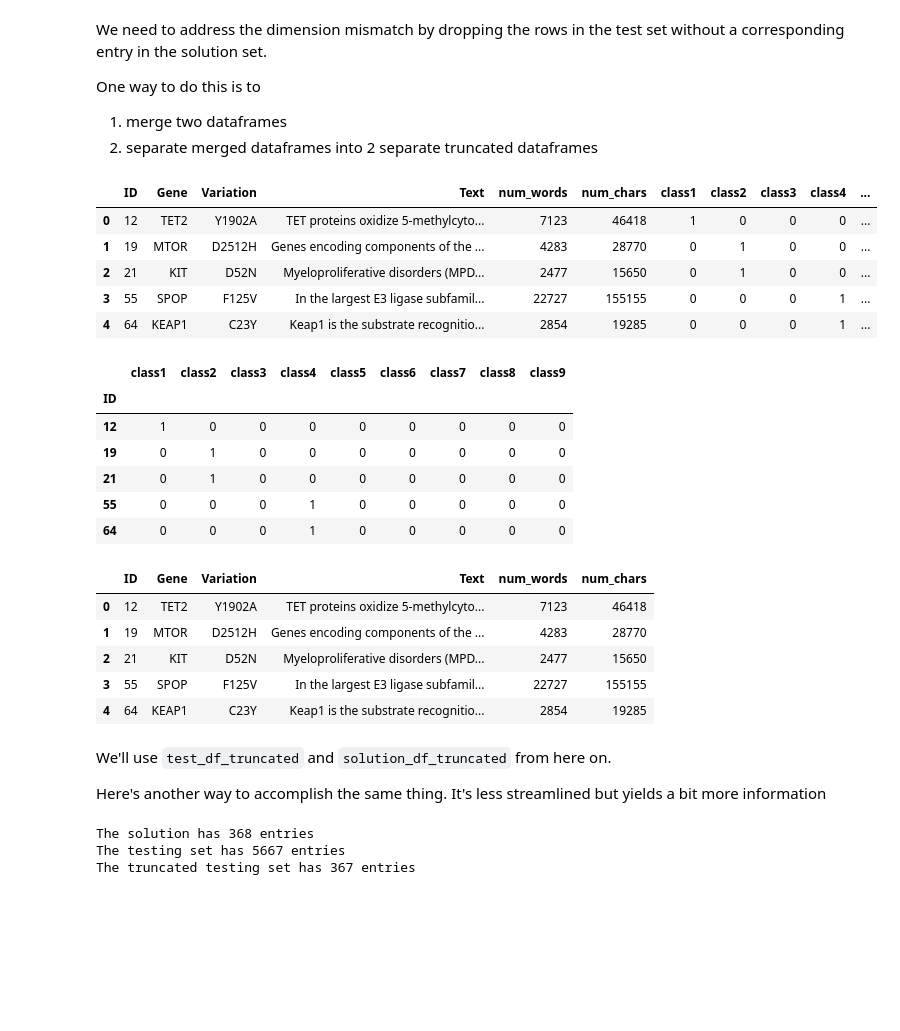
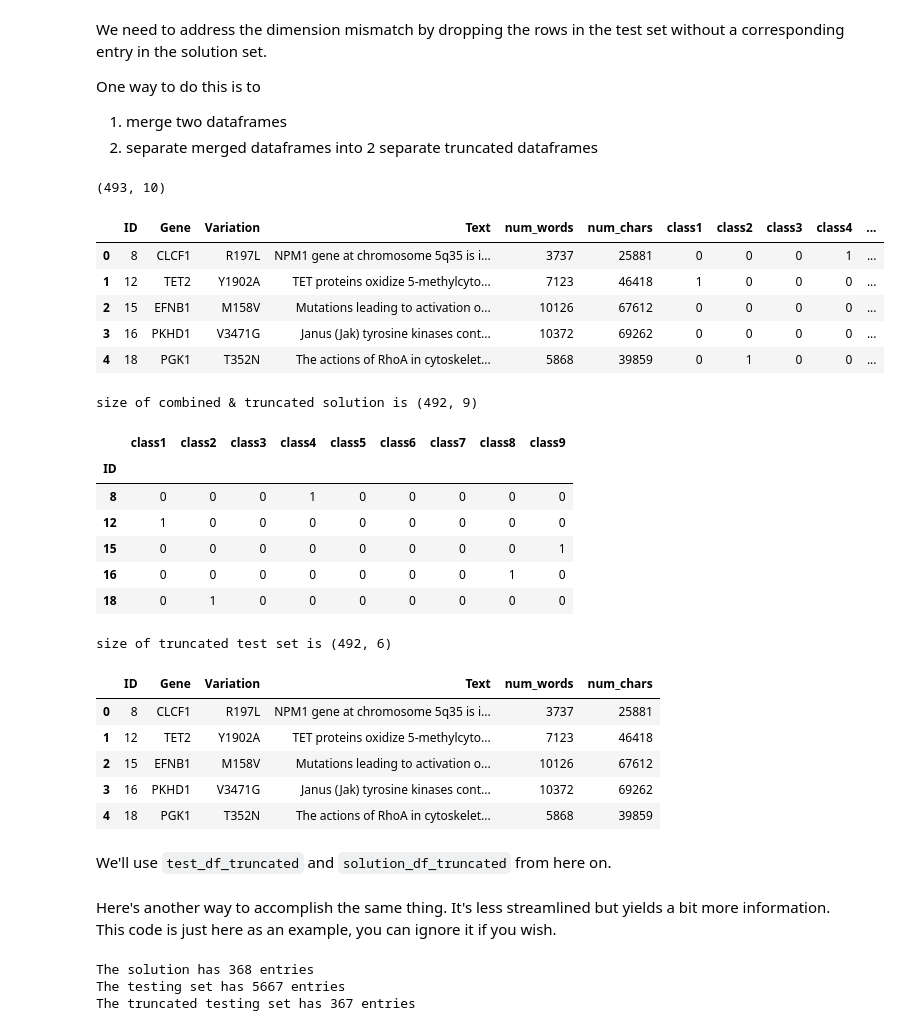
Before and after one commit to kfchou/PersonalizedMedicine, a Jupyter notebook: EDAv2.ipynb, the cells around one changed output. Drawn from its saved outputs; the diff is of its cells as text; code cells hidden in the pictures; blank space fills up the shorter version.

```diff
--- a/EDAv2.ipynb
+++ b/EDAv2.ipynb
@@ -326,6 +326,7 @@ test_df[test_df["num_words"]<500]
 ## Prep solution set & test set (using stage1 solution)
 # %%
 solution = pd.read_csv('stage1_solution_filtered.csv')
+solution2 = pd.read_csv('stage_2_private_solution.csv')
 # %%
 solution.head()
 # %% [output]
@@ -347,42 +359,52 @@ We need to address the dimension mismatch by dropping the rows in the test set w
 One way to do this is to
 1. merge two dataframes
 2. separate merged dataframes into 2 separate truncated dataframes
+# %%
+#combine solution sets
+stacked_solution = solution.append(solution2)
+stacked_solution.shape
+# %% [output]
+(493, 10)
 # %%
-merge_test_solution = pd.merge(test_df,solution,on='ID')
+merge_test_solution = pd.merge(test_df,stacked_solution,on='ID')
 merge_test_solution.head()
 # %% [output]
 |  | ID | Gene | Variation | Text | num_words | num_chars | class1 | class2 | class3 | class4 | ... |
-| 0 | 12 | TET2 | Y1902A | TET proteins oxidize 5-methylcyto... | 7123 | 46418 | 1 | 0 | 0 | 0 | ... |
-| 1 | 19 | MTOR | D2512H | Genes encoding components of the ... | 4283 | 28770 | 0 | 1 | 0 | 0 | ... |
-| 2 | 21 | KIT | D52N | Myeloproliferative disorders (MPD... | 2477 | 15650 | 0 | 1 | 0 | 0 | ... |
-| 3 | 55 | SPOP | F125V | In the largest E3 ligase subfamil... | 22727 | 155155 | 0 | 0 | 0 | 1 | ... |
-| 4 | 64 | KEAP1 | C23Y | Keap1 is the substrate recognitio... | 2854 | 19285 | 0 | 0 | 0 | 1 | ... |
+| 0 | 8 | CLCF1 | R197L | NPM1 gene at chromosome 5q35 is i... | 3737 | 25881 | 0 | 0 | 0 | 1 | ... |
+| 1 | 12 | TET2 | Y1902A | TET proteins oxidize 5-methylcyto... | 7123 | 46418 | 1 | 0 | 0 | 0 | ... |
+| 2 | 15 | EFNB1 | M158V | Mutations leading to activation o... | 10126 | 67612 | 0 | 0 | 0 | 0 | ... |
+| 3 | 16 | PKHD1 | V3471G | Janus (Jak) tyrosine kinases cont... | 10372 | 69262 | 0 | 0 | 0 | 0 | ... |
+| 4 | 18 | PGK1 | T352N | The actions of RhoA in cytoskelet... | 5868 | 39859 | 0 | 1 | 0 | 0 | ... |
 # %%
 solution_df_truncated = merge_test_solution.iloc[:,6:6+9]
 solution_df_truncated.index = merge_test_solution.ID
+print('size of combined & truncated solution is', solution_df_truncated.shape)
 solution_df_truncated.head()
 # %% [output]
+size of combined & truncated solution is (492, 9)
 |  | class1 | class2 | class3 | class4 | class5 | class6 | class7 | class8 | class9 |
 | ID |  |  |  |  |  |  |  |  |  |
+| 8 | 0 | 0 | 0 | 1 | 0 | 0 | 0 | 0 | 0 |
 | 12 | 1 | 0 | 0 | 0 | 0 | 0 | 0 | 0 | 0 |
-| 19 | 0 | 1 | 0 | 0 | 0 | 0 | 0 | 0 | 0 |
-| 21 | 0 | 1 | 0 | 0 | 0 | 0 | 0 | 0 | 0 |
-| 55 | 0 | 0 | 0 | 1 | 0 | 0 | 0 | 0 | 0 |
-| 64 | 0 | 0 | 0 | 1 | 0 | 0 | 0 | 0 | 0 |
+| 15 | 0 | 0 | 0 | 0 | 0 | 0 | 0 | 0 | 1 |
+| 16 | 0 | 0 | 0 | 0 | 0 | 0 | 0 | 1 | 0 |
+| 18 | 0 | 1 | 0 | 0 | 0 | 0 | 0 | 0 | 0 |
 # %%
 test_df_truncated = merge_test_solution.iloc[:,0:6]
+print('size of truncated test set is', test_df_truncated.shape)
 test_df_truncated.head()
 # %% [output]
+size of truncated test set is (492, 6)
 |  | ID | Gene | Variation | Text | num_words | num_chars |
-| 0 | 12 | TET2 | Y1902A | TET proteins oxidize 5-methylcyto... | 7123 | 46418 |
-| 1 | 19 | MTOR | D2512H | Genes encoding components of the ... | 4283 | 28770 |
-| 2 | 21 | KIT | D52N | Myeloproliferative disorders (MPD... | 2477 | 15650 |
-| 3 | 55 | SPOP | F125V | In the largest E3 ligase subfamil... | 22727 | 155155 |
-| 4 | 64 | KEAP1 | C23Y | Keap1 is the substrate recognitio... | 2854 | 19285 |
+| 0 | 8 | CLCF1 | R197L | NPM1 gene at chromosome 5q35 is i... | 3737 | 25881 |
+| 1 | 12 | TET2 | Y1902A | TET proteins oxidize 5-methylcyto... | 7123 | 46418 |
+| 2 | 15 | EFNB1 | M158V | Mutations leading to activation o... | 10126 | 67612 |
+| 3 | 16 | PKHD1 | V3471G | Janus (Jak) tyrosine kinases cont... | 10372 | 69262 |
+| 4 | 18 | PGK1 | T352N | The actions of RhoA in cytoskelet... | 5868 | 39859 |
+# %% [markdown]
+We'll use `test_df_truncated` and `solution_df_truncated` from here on.
 # %% [markdown]
-We'll use `test_df_truncated` and `solution_df_truncated` from here on.
-
-Here's another way to accomplish the same thing. It's less streamlined but yields a bit more information
+Here's another way to accomplish the same thing. It's less streamlined but yields a bit more information. This code is just here as an example, you can ignore it if you wish.
 # %%
 IDs_to_drop = set(test_df.ID) - set(solution.ID)
 test_df_stage1 = test_df.drop(labels=list(IDs_to_drop))
```
Also changed, not shown: parts of 9 cells of this notebook, 1 other file.
